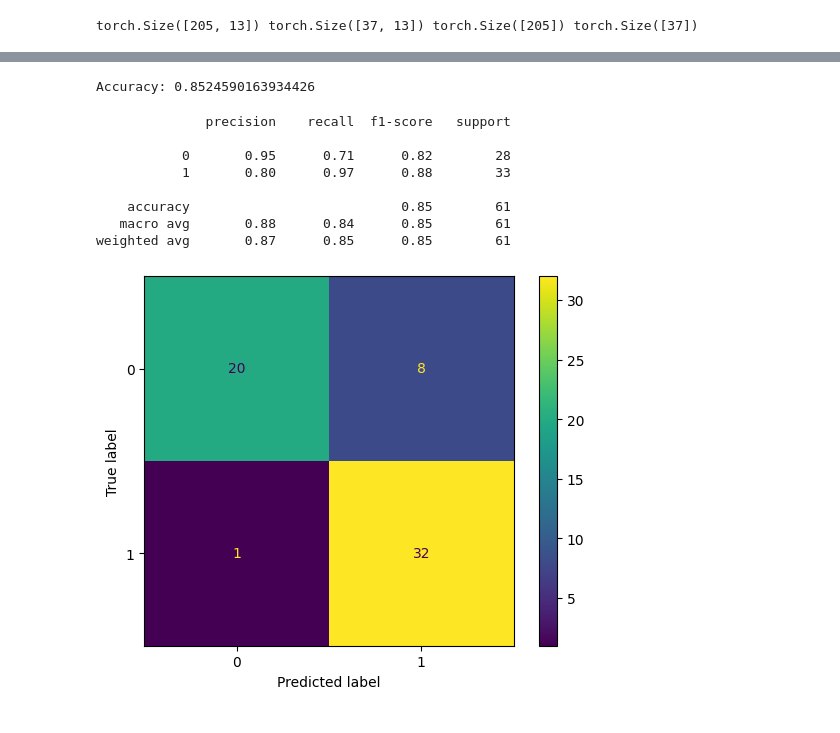
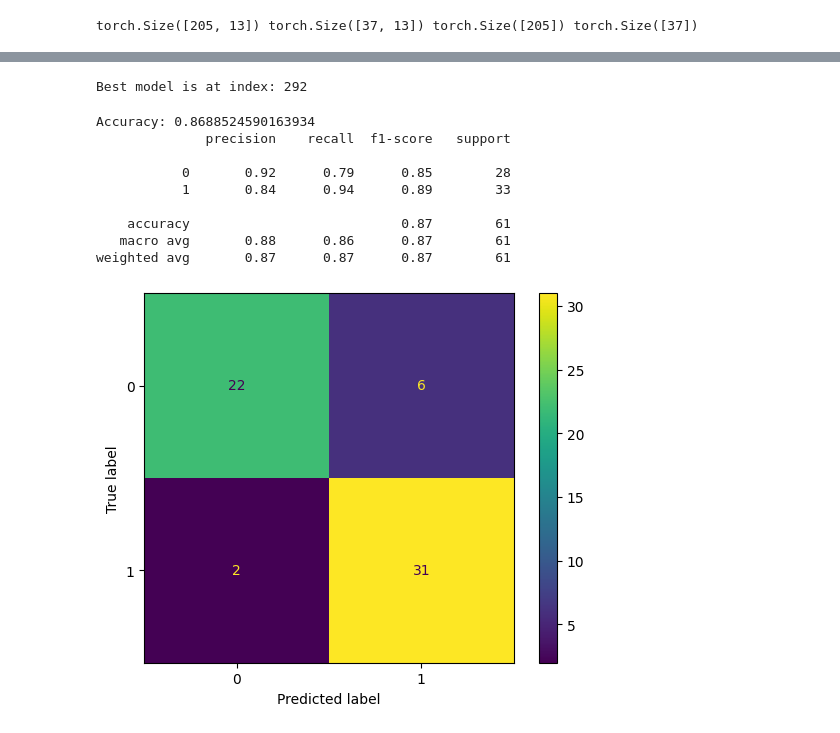
Before and after one commit to Putt2020/pytorch_beginner, a Jupyter notebook: heart_disease_model.ipynb, the cells around one changed output, grey strips where cells are left out. Saved outputs shown, nothing was run; the diff lists cells and outputs as text; code cells hidden in the pictures.

```diff
--- a/heart_disease_model.ipynb
+++ b/heart_disease_model.ipynb
@@ -373,35 +454,42 @@ Text(0.5, 0, 'Epoch')
+# %%
+load_model = Models[np.argmin(val_losses)]
+print(f"Best model is at index: {np.argmin(val_losses)}")
+# %% [output]
+Best model is at index: 292
 # %%
-correct = 0
-predictions = []
-with torch.no_grad():
-    for i, data in enumerate(X_test_tensor):
-        #predict data
-        y_val = y_test_tensor[i]
-        y_hat = model.forward(data)
-        predictions.append(y_hat.argmax().item())
+def accuracy(model, X_test_tensor, y_test_tensor):
+    correct = 0
+    predictions = []
+    with torch.no_grad():
+        for i, data in enumerate(X_test_tensor):
+            #predict data
+            y_val = y_test_tensor[i]
+            y_hat = load_model.forward(data)
+            predictions.append(y_hat.argmax().item())
 
-        #show result
-        # print(f"{i}\t{y_hat}\t{y_val} or {'risky' if y_val == 1 else 'not risky'}")
+            #show result
+            # print(f"{i}\t{y_hat}\t{y_val} or {'risky' if y_val == 1 else 'not risky'}")
 
-        #eval correctness
-        if y_hat.argmax().item() == y_val.item():
-            correct += 1
+            #eval correctness
+            if y_hat.argmax().item() == y_val.item():
+                correct += 1
 
-predictions = np.array(predictions)
-print(f"Accuracy: {correct/len(y_test)}")
+    predictions = np.array(predictions)
+    print(f"Accuracy: {correct/len(y_test)}")
+
+    cm = confusion_matrix(y_test,predictions)
+    ConfusionMatrixDisplay(confusion_matrix=cm).plot()
+    print(classification_report(y_test,predictions))
-# %% [output]
-Accuracy: 0.8524590163934426
-# %%
-cm = confusion_matrix(y_test,predictions)
-ConfusionMatrixDisplay(confusion_matrix=cm).plot()
-print(classification_report(y_test,predictions))
-# %% [output]
-              precision    recall  f1-score   support
-
-           0       0.95      0.71      0.82        28
-           1       0.80      0.97      0.88        33
-
-    accuracy                           0.85        61
-   macro avg       0.88      0.84      0.85        61
-weighted avg       0.87      0.85      0.85        61
-[figure, removed]
+# %%
+accuracy(model, X_test_tensor, y_test_tensor)
+# %% [output]
+Accuracy: 0.8688524590163934
+              precision    recall  f1-score   support
+
+           0       0.92      0.79      0.85        28
+           1       0.84      0.94      0.89        33
+
+    accuracy                           0.87        61
+   macro avg       0.88      0.86      0.87        61
+weighted avg       0.87      0.87      0.87        61
+[figure, added]
```
Also changed, not shown: parts of 20 cells of this notebook.
